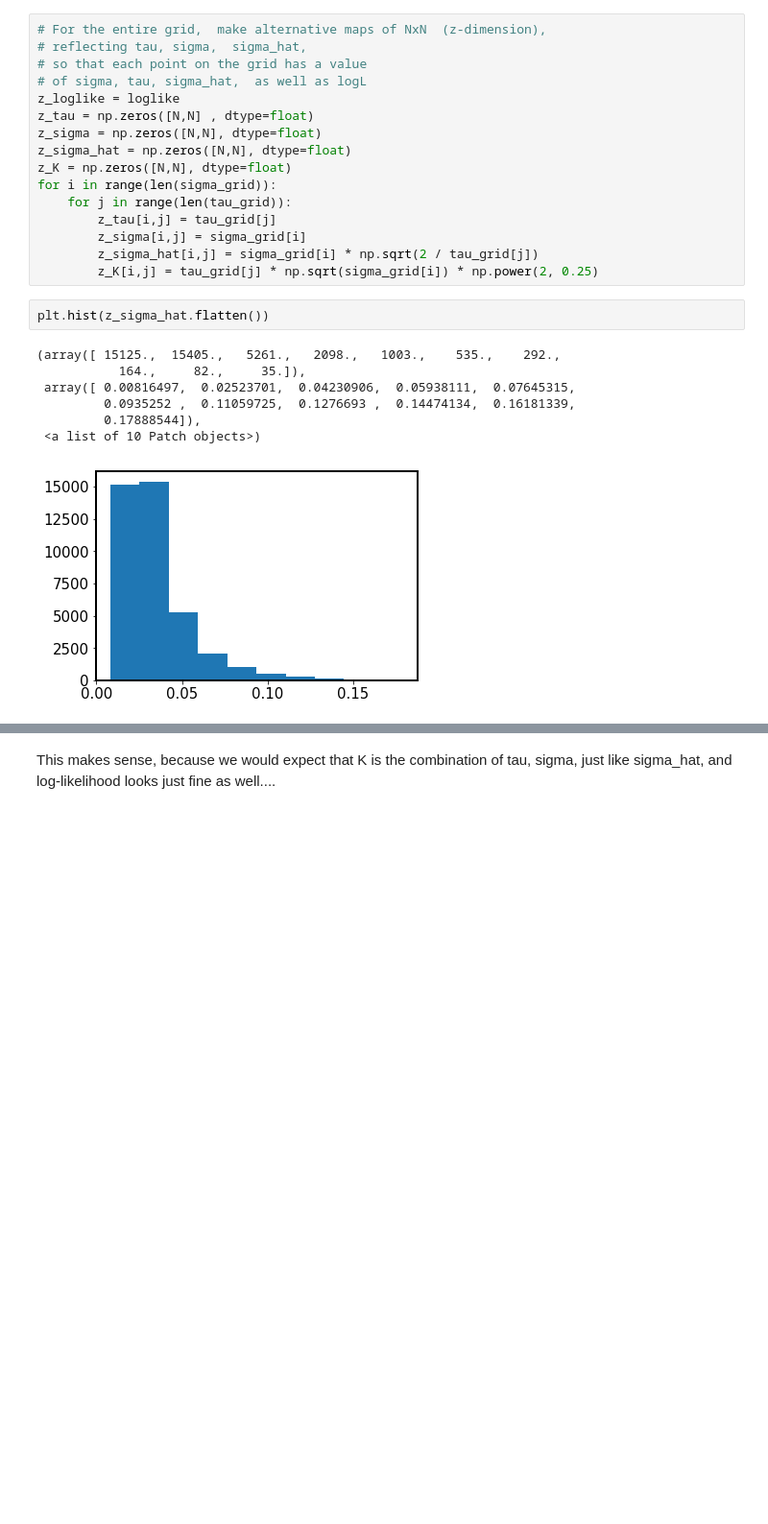
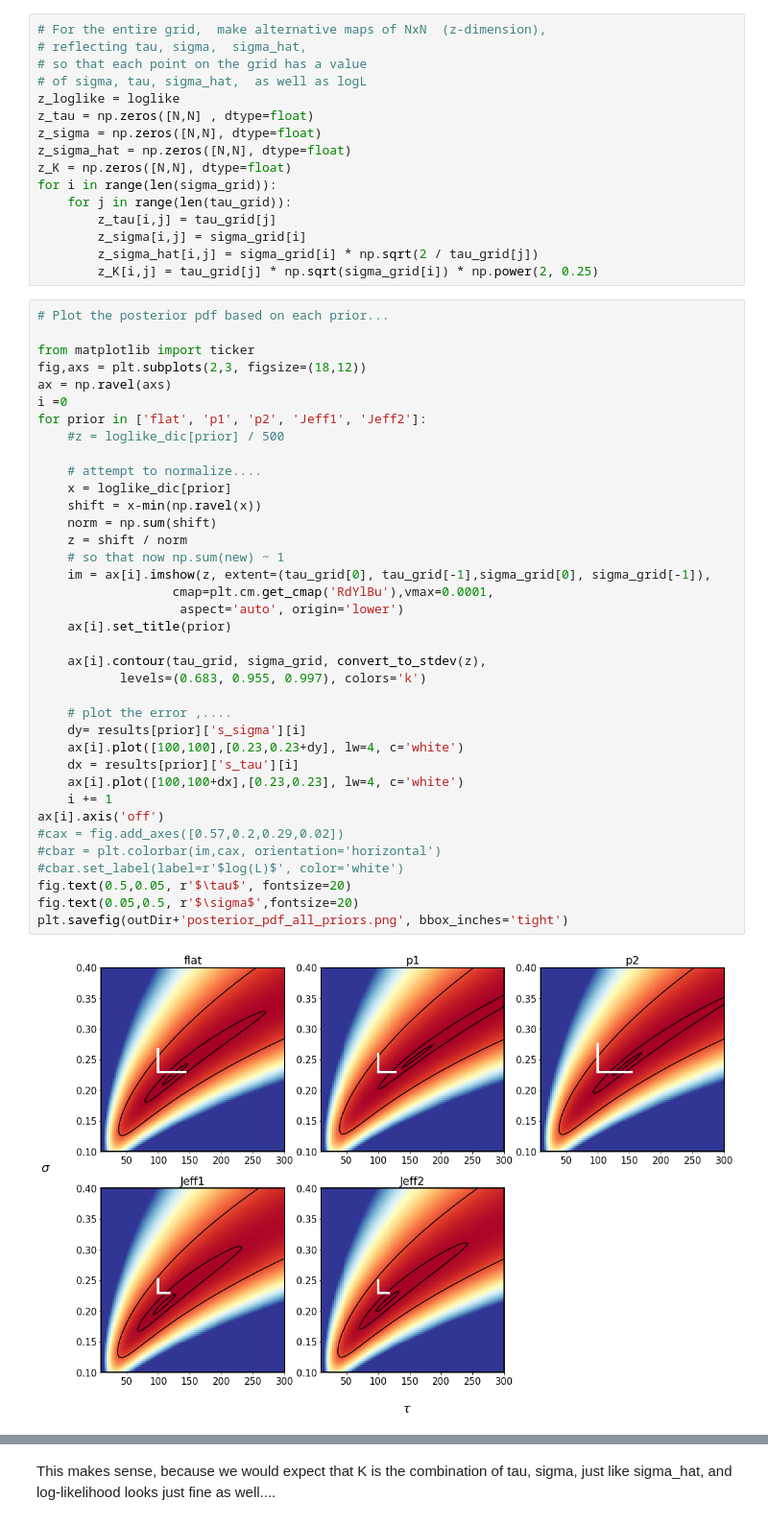
Before and after one commit to suberlak/DRW_Celerite, a Jupyter notebook: code/DRW_log_likelihood.ipynb, the cells around one changed output, grey strips where cells are left out. Shown at 96% size. Saved outputs shown, nothing was run; the diff lists cells and outputs as text; blank space fills up the shorter version.

```diff
--- a/code/DRW_log_likelihood.ipynb
+++ b/code/DRW_log_likelihood.ipynb
@@ -227,13 +277,42 @@ for i in range(len(sigma_grid)):
         z_sigma[i,j] = sigma_grid[i]
         z_sigma_hat[i,j] = sigma_grid[i] * np.sqrt(2 / tau_grid[j])
         z_K[i,j] = tau_grid[j] * np.sqrt(sigma_grid[i]) * np.power(2, 0.25)
-# %%
-plt.hist(z_sigma_hat.flatten())
-# %% [output]
-(array([ 15125.,  15405.,   5261.,   2098.,   1003.,    535.,    292.,
-           164.,     82.,     35.]),
- array([ 0.00816497,  0.02523701,  0.04230906,  0.05938111,  0.07645315,
-         0.0935252 ,  0.11059725,  0.1276693 ,  0.14474134,  0.16181339,
-         0.17888544]),
- <a list of 10 Patch objects>)
-[figure, removed]
+# %%
+# Plot the posterior pdf based on each prior...
+
+from matplotlib import ticker
+fig,axs = plt.subplots(2,3, figsize=(18,12))
+ax = np.ravel(axs)
+i =0
+for prior in ['flat', 'p1', 'p2', 'Jeff1', 'Jeff2']:
+    #z = loglike_dic[prior] / 500
+
+    # attempt to normalize....
+    x = loglike_dic[prior]
+    shift = x-min(np.ravel(x))
+    norm = np.sum(shift)
+    z = shift / norm
+    # so that now np.sum(new) ~ 1
+    im = ax[i].imshow(z, extent=(tau_grid[0], tau_grid[-1],sigma_grid[0], sigma_grid[-1]),
+                  cmap=plt.cm.get_cmap('RdYlBu'),vmax=0.0001,
+                   aspect='auto', origin='lower')
+    ax[i].set_title(prior)
+
+    ax[i].contour(tau_grid, sigma_grid, convert_to_stdev(z),
+           levels=(0.683, 0.955, 0.997), colors='k')
+
+    # plot the error ,....
+    dy= results[prior]['s_sigma'][i]
+    ax[i].plot([100,100],[0.23,0.23+dy], lw=4, c='white')
+    dx = results[prior]['s_tau'][i]
+    ax[i].plot([100,100+dx],[0.23,0.23], lw=4, c='white')
+    i += 1
+ax[i].axis('off')
+#cax = fig.add_axes([0.57,0.2,0.29,0.02])
+#cbar = plt.colorbar(im,cax, orientation='horizontal')
+#cbar.set_label(label=r'$log(L)$', color='white')
+fig.text(0.5,0.05, r'$\tau$', fontsize=20)
+fig.text(0.05,0.5, r'$\sigma$',fontsize=20)
+plt.savefig(outDir+'posterior_pdf_all_priors.png', bbox_inches='tight')
+# %% [output]
+[figure, added]
```
Also changed, not shown: parts of 15 cells of this notebook.
